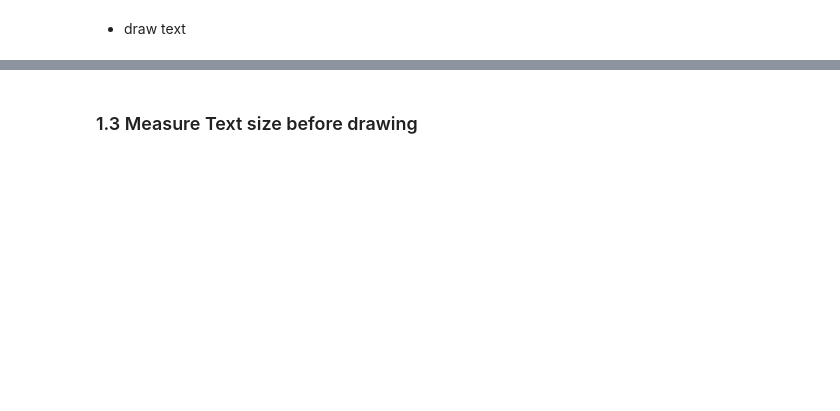
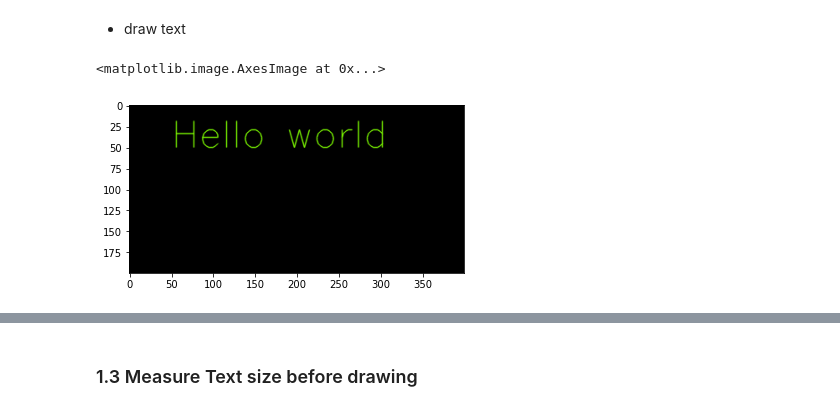
Before and after one commit to Muhammad-Yunus/Materi-Training, a Jupyter notebook: E. Eigenface Facerecognition/pertemuan_5/pertemuan_5.ipynb, the cells around one changed output, grey strips where cells are left out. Cells and saved outputs as stored; diff of their text form; code cells hidden in the pictures; blank space fills up the shorter version.

```diff
--- a/E. Eigenface Facerecognition/pertemuan_5/pertemuan_5.ipynb
+++ b/E. Eigenface Facerecognition/pertemuan_5/pertemuan_5.ipynb
@@ -98,16 +104,19 @@ plt.imshow(background[:,:,::-1])
 # %%
 background = np.zeros((200, 400, 3)).astype(np.uint8)
 
 cv2.putText(background,
             "Hello world",
             (50, 50),
             cv2.FONT_HERSHEY_SIMPLEX,
-            0.7,
+            1.5,
             (0, 255, 127),
             1,
             cv2.LINE_AA)
 
 plt.imshow(background[:,:,::-1])
+# %% [output]
+<matplotlib.image.AxesImage at 0x...>
+[figure, added]
 # %%
 img = cv2.imread("lena.jpg")
 cv2.putText(img,
```
Also changed, not shown: parts of 39 cells of this notebook, 3 other files.
